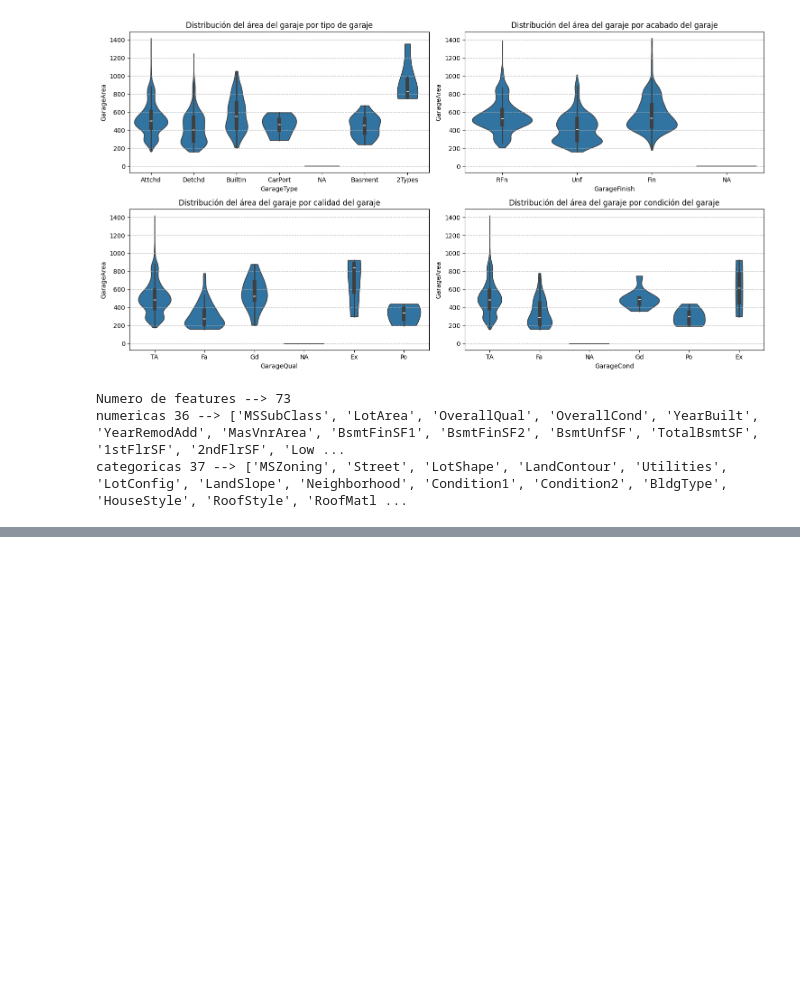
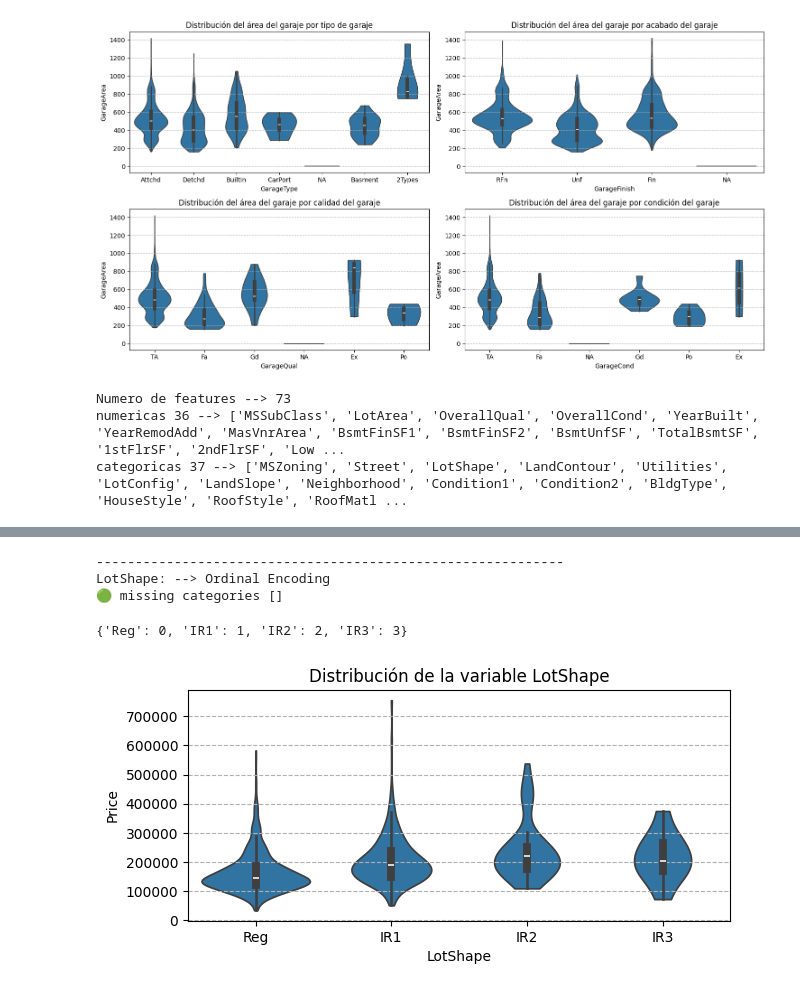
Before and after one commit to Albe036/ML-house-prices, a Jupyter notebook: notebooks/eda_01.ipynb, the cells around one changed output, grey strips where cells are left out. Cells and saved outputs as stored; diff of their text form; code cells hidden in the pictures; blank space fills up the shorter version.

```diff
--- a/notebooks/eda_01.ipynb
+++ b/notebooks/eda_01.ipynb
@@ -238,0 +278,27 @@ end!
+# %%
+#LotShape: Forma de la parcela.
+print('---'*20)
+print('LotShape: --> Ordinal Encoding')
+lotshape_cat_all = ['Reg', 'IR1', 'IR2', 'IR3']
+lotshape_cat_train = df_train['LotShape'].unique().tolist()
+missing_cats = list(set(lotshape_cat_all) - set(lotshape_cat_train))
+print(f'{"🟢" if len(missing_cats) == 0 else "🔴"} missing categories {missing_cats}')
+#Se tiene un orden definido en las categorias
+#Pocas categorias
+#Visto que las categorias tienen un orden definido, se procede a hacer ordinal-encoding
+#Preliminarmene se hara un mapeo estandar
+mapping_lotshape = {'Reg': 0, 'IR1': 1, 'IR2': 2, 'IR3': 3}
+display(mapping_lotshape)
+
+plt.figure(figsize=(7,3))
+sns.violinplot(x='LotShape', y='SalePrice', data=df_train, order=lotshape_cat_all, cut=0)
+plt.title('Distribución de la variable LotShape')
+plt.xlabel('LotShape')
+plt.ylabel('Price')
+plt.grid(axis='y', linestyle='--');
+# %% [output]
+------------------------------------------------------------
+LotShape: --> Ordinal Encoding
+🟢 missing categories []
+{'Reg': 0, 'IR1': 1, 'IR2': 2, 'IR3': 3}
+[figure, added]
```
Also changed, not shown: parts of 4 cells of this notebook.
